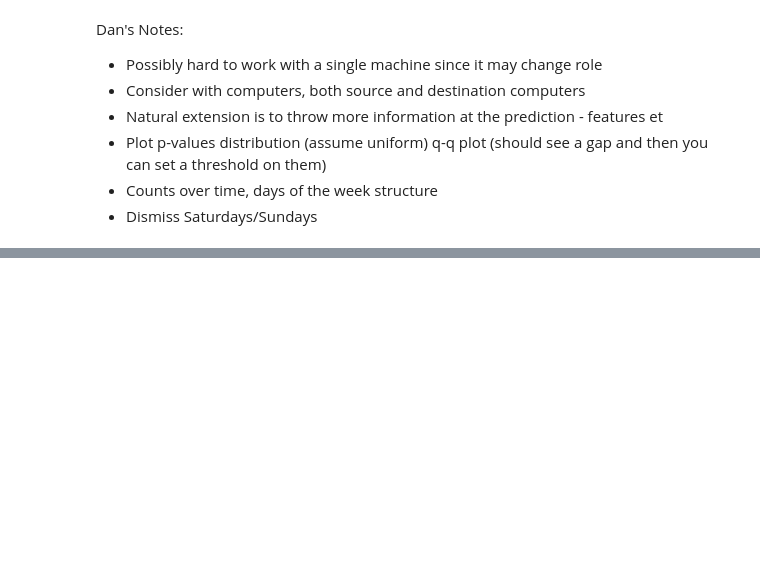
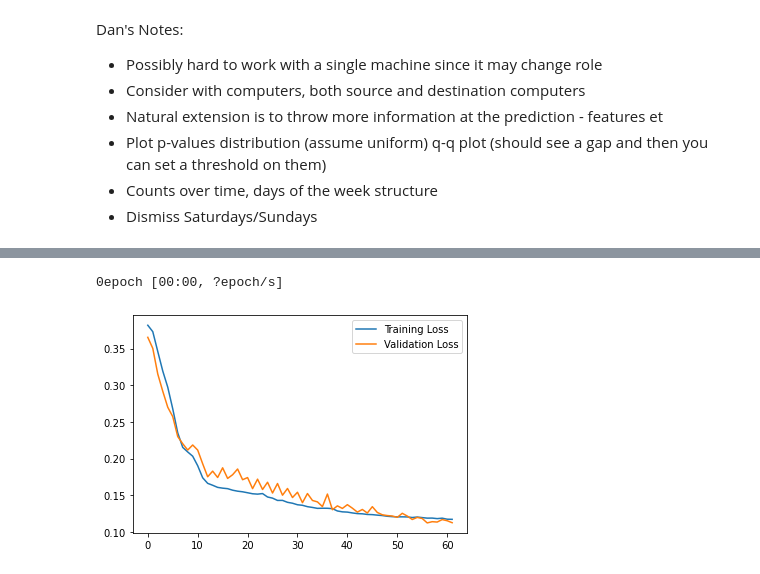
Before and after one commit to gabejg/Advanced-Cyber-Analytics-for-Attack-Detection, a Jupyter notebook: Anomaly Detection/Anomaly Detection.ipynb, the cells around one changed output, grey strips where cells are left out. Cells and saved outputs as stored; diff of their text form; code cells hidden in the pictures; blank space fills up the shorter version.

```diff
--- a/Anomaly Detection/Anomaly Detection.ipynb
+++ b/Anomaly Detection/Anomaly Detection.ipynb
@@ -93,3 +115,5 @@ test_users = list(authentication_data['UserName'].unique())
+# %%
+rt_usernames = list(pd.read_csv('../Data/AuthUserNames.txt', header=None)[0])
 # %% [markdown]
 #### Authentication Types
 # %% [markdown]
@@ -286,0 +391,2 @@ Dan's Notes:
+# %%
+df = feature_generation(rt_usernames[0],24)
@@ -286,0 +419,18 @@ Dan's Notes:
+# %%
+input_l = layers.Input(shape=(x_train.shape[1], x_train.shape[2],1))
+x = layers.Conv2D(filters=32, kernel_size=7, padding="same",  activation="relu")(input_l)
+x = layers.Dropout(rate=0.2)(x)
+x = layers.MaxPooling2D((2, 2), padding='same')(x)
+x = layers.Conv2D(filters=16, kernel_size=7, padding="same",  activation="relu")(x)
+x = layers.Dropout(rate=0.2)(x)
+encoded = layers.MaxPooling2D((2, 2), padding='same')(x)
+
+
+x = layers.Conv2D(filters=32, kernel_size=7, padding="same", activation="relu")(encoded)
+x = layers.UpSampling2D((2,2))(x)
+x = layers.Conv2D(filters=32, kernel_size=7, padding="same", activation="relu")(x)
+x = layers.UpSampling2D((2,2))(x)
+decoded = layers.Conv2D(1, (3, 3), activation='sigmoid', padding='same')(x)
+
+convo_autoencoder = Model(input_l, decoded)
+convo_autoencoder.compile(metrics=['accuracy'], optimizer='adam', loss='mse')
@@ -286,0 +459,21 @@ Dan's Notes:
+# %%
+history = convo_autoencoder.fit(
+    x_train,
+    x_train,
+    epochs=100,
+    batch_size=128,
+    validation_split=0.1,
+    verbose=0,
+    callbacks=[
+        keras.callbacks.EarlyStopping(monitor="val_loss", patience=5, mode="min"),
+        TqdmCallback(verbose=1)
+    ],)
+# %% [output]
+0epoch [00:00, ?epoch/s]
+# %%
+plt.plot(history.history["loss"], label="Training Loss")
+plt.plot(history.history["val_loss"], label="Validation Loss")
+plt.legend()
+plt.show()
+# %% [output]
+[figure, added]
```
Also changed, not shown: parts of 30 cells of this notebook, 5 other files.
